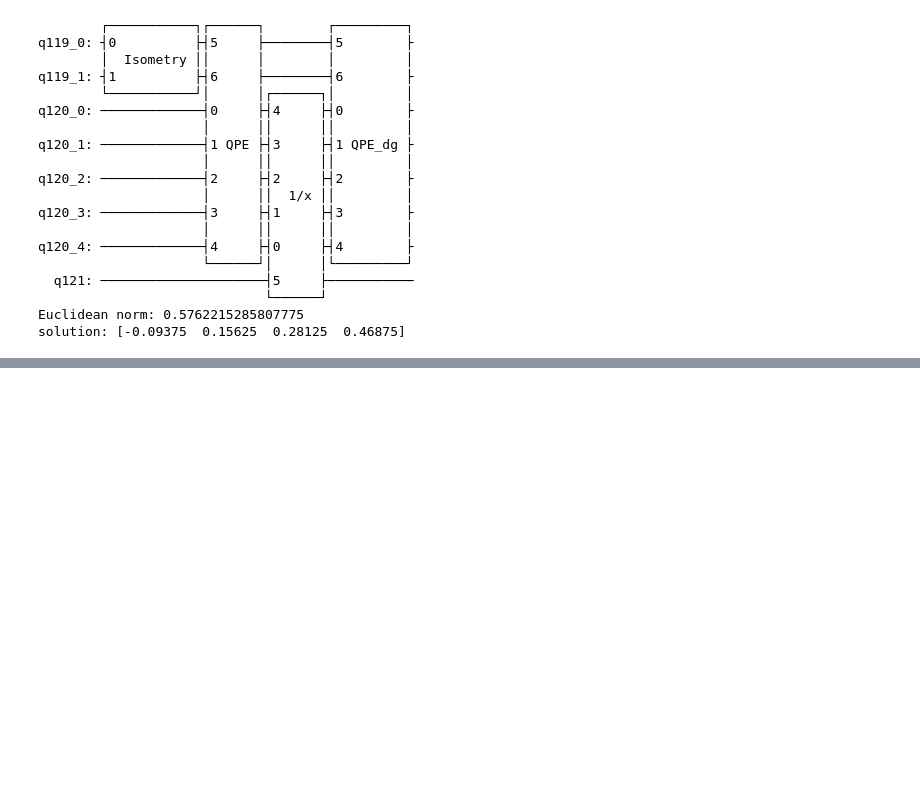
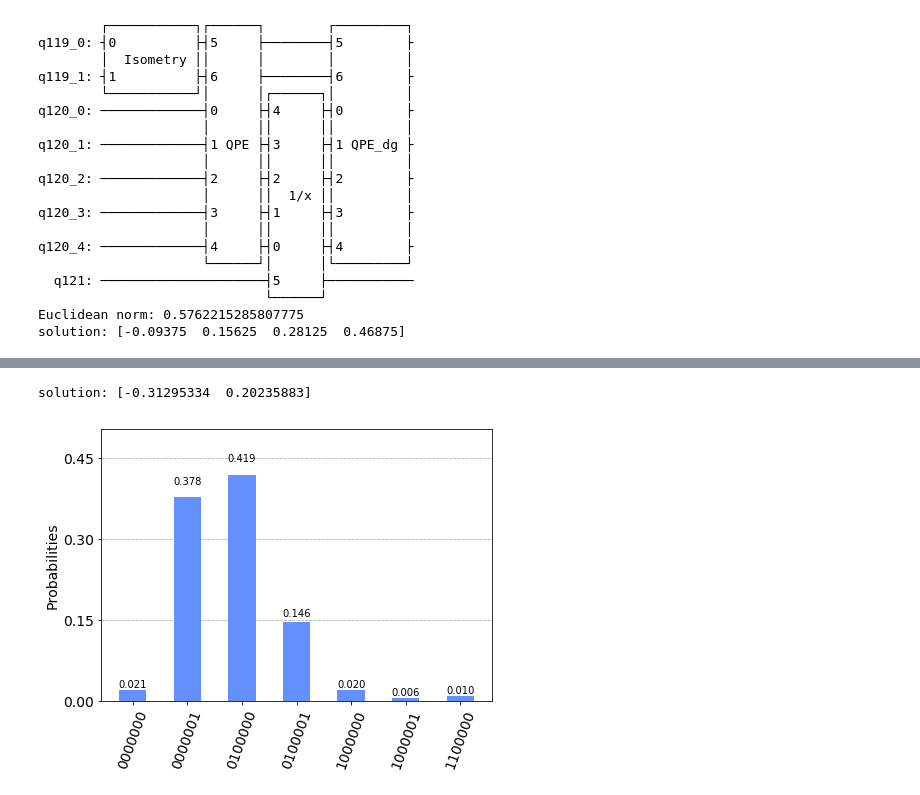
Before and after one commit to doggydoggy0101/Quantum_algorithms, a Jupyter notebook: Harrow_Hassidim_Lloyd.ipynb, the cells around one changed output, grey strips where cells are left out. Drawn from its saved outputs; the diff is of its cells as text; code cells hidden in the pictures; blank space fills up the shorter version.

```diff
--- a/Harrow_Hassidim_Lloyd.ipynb
+++ b/Harrow_Hassidim_Lloyd.ipynb
@@ -314,0 +422,11 @@ solution: [-0.09375  0.15625  0.28125  0.46875]
+# %%
+result = execute(qc, backend=backend, shots=4096, memory=True).result()
+sv = result.get_statevector()
+# sol_vector = np.real(np.array([sv[1], sv[33], sv[65], sv[97]]))
+sol_vector = np.real(np.array([sv[1],sv[33]]))
+print("solution:", norm*sol_vector/np.linalg.norm(sol_vector))
+
+plot_histogram(result.get_counts())
+# %% [output]
+solution: [-0.31295334  0.20235883]
+[figure, added]
```
Also changed, not shown: parts of 12 cells of this notebook.
